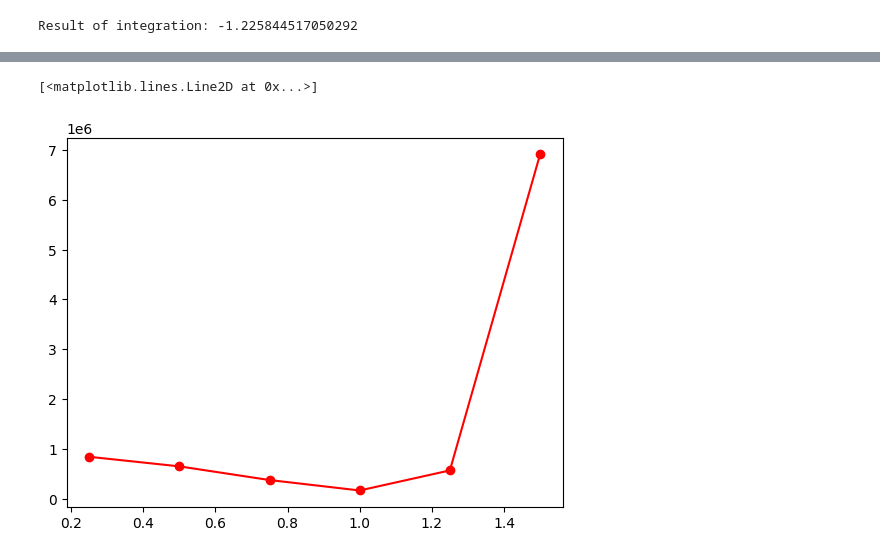
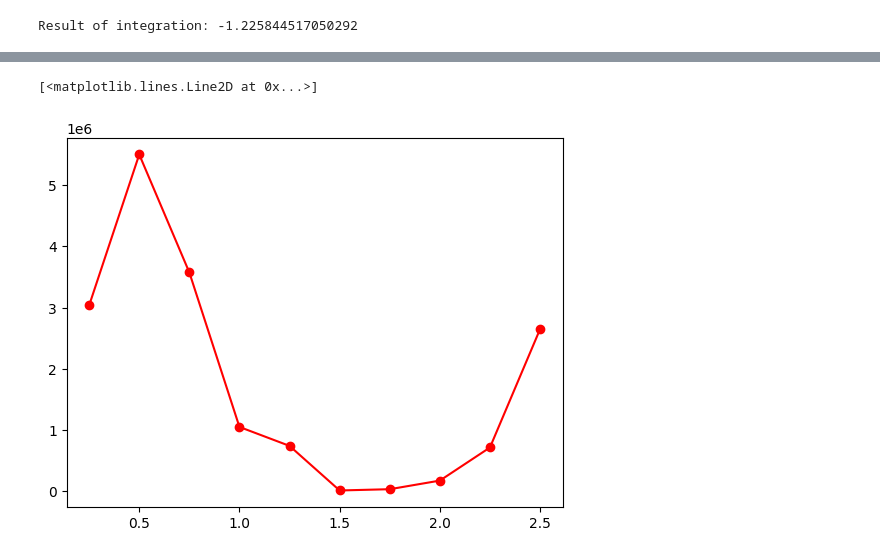
Before and after one commit to Foundnation/Thermodynamic_Integration, a Jupyter notebook: plots.ipynb, the cells around one changed output, grey strips where cells are left out. Saved outputs shown, nothing was run; the diff lists cells and outputs as text; code cells hidden in the pictures.

Commit message:
slight modifications to main algorithm and rerun for different params

```diff
--- a/plots.ipynb
+++ b/plots.ipynb
@@ -85,24 +85,20 @@ for i, elem in enumerate(total_energies):
     if i % 2 == 1:
         total_energies_production.append(elem)
 
-x = np.linspace(0, 1, len(total_energies_production))
+x = np.linspace(0.1, 1, len(total_energies_production))
 plt.plot(x, total_energies_production, 'k.')
 plt.xlabel(r'$\lambda$')
 plt.ylabel(r'U')
 
 
-with open("total_der_energies") as file:
+with open("total_der_energies_cleaned") as file:
     lines = file.readlines()
     total_der_energies = [float(line) for line in lines]
 
-total_der_energies_production = []
-for i, elem in enumerate(total_der_energies):
-    if i % 2 == 1:
-        total_der_energies_production.append(elem)
 
-x = np.linspace(0, 1, len(total_der_energies_production))
+x = np.linspace(0.1, 1, len(total_der_energies))
 plt.figure()
-plt.plot(x, total_der_energies_production, 'k.')
+plt.plot(x, total_der_energies, 'k.')
 plt.xlabel(r'$\lambda$')
 plt.ylabel(r'$\langle \partial U/ \partial \lambda \rangle$')
 plt.ylim(-2000, 10000)
@@ -179,13 +173,17 @@ print("Result of integration:", result)
 Result of integration: -1.225844517050292
 # %%
 deren_list = []
+avg_deren_list = []
 integr_list = []
-sigma_values = [0.25, 0.5, 0.75, 1.0, 1.25, 1.5, 1.75, 2.0]
+sigma_values = [0.25, 0.5, 0.75, 1.0, 1.25, 1.5, 1.75, 2.0, 2.25, 2.5]
 
 for s in sigma_values:
-    with open('main_simulation_data/der_energies_' + str(s), 'r') as file:
+    with open('main_simulation_data/der_energies_cleaned_' + str(s), 'r') as file:
         lines = file.readlines()
         deren = [float(line) for line in lines]
 
+        avg_deren = [elem for elem in deren]
+
         deren_list.append(deren)
-        integr_list.append(np.trapz(deren))
+        avg_deren_list.append(avg_deren)
+        integr_list.append(np.trapz(avg_deren))
@@ -203,5 +190,5 @@ integr_list
 # %%
-plt.plot(sigma_values[:6], integr_list[:6], 'ro-')
+plt.plot(sigma_values[:], integr_list[:], 'ro-')
 # %% [output]
 [<matplotlib.lines.Line2D at 0x...>]
-[figure, old version]
+[figure, new version]
```
Also changed, not shown: parts of 3 cells of this notebook, 52 other files.
